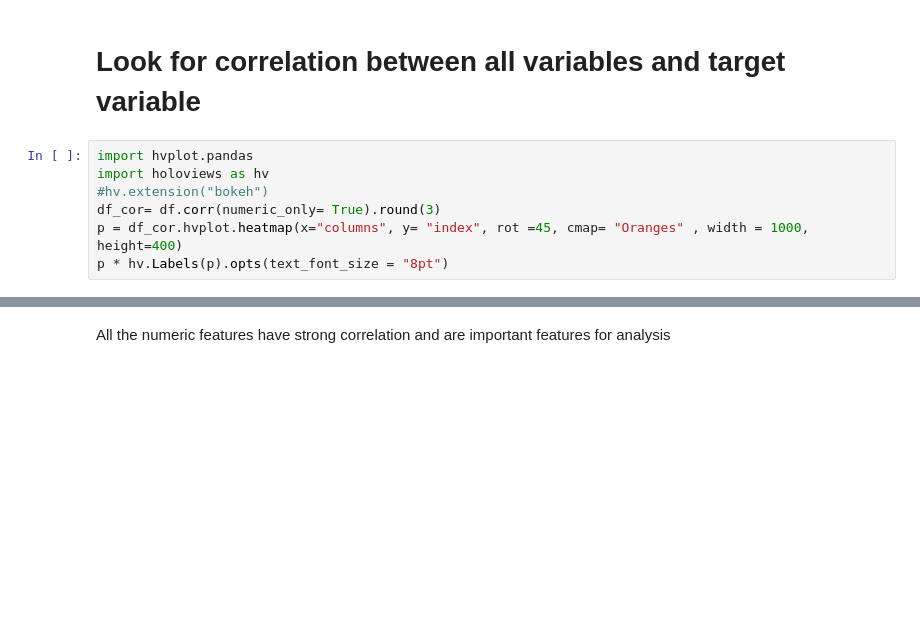
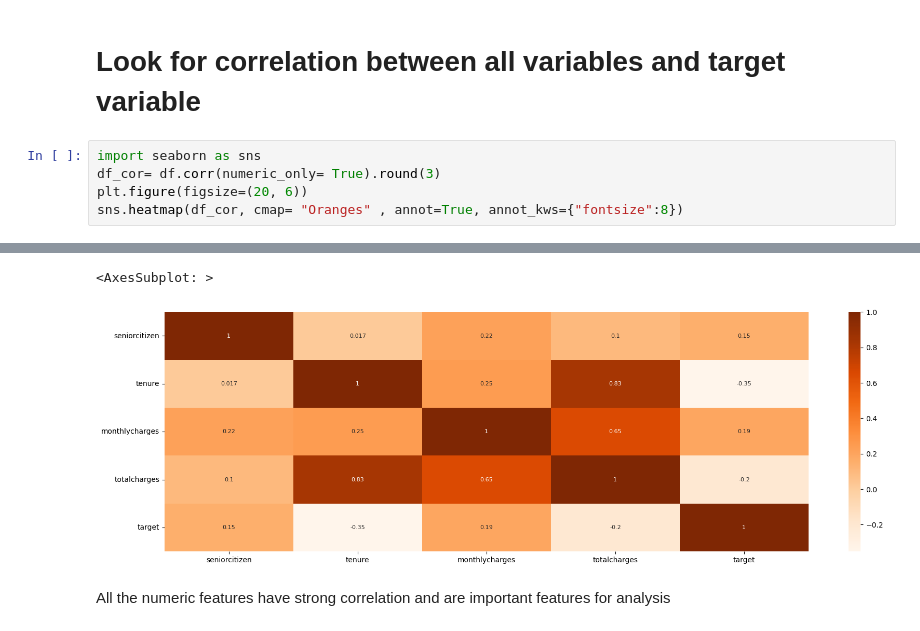
Before and after one commit to WaleedIdrees/python_code, a Jupyter notebook: classification/cus_churn.ipynb, the cells around one changed output, grey strips where cells are left out. Saved outputs shown, nothing was run; the diff lists cells and outputs as text; blank space fills up the shorter version.

```diff
--- a/classification/cus_churn.ipynb
+++ b/classification/cus_churn.ipynb
@@ -341,10 +341,8 @@ memory usage: 681.0+ KB
 # %% [markdown]
 # Look for correlation between all variables and target variable
 # %%
-import hvplot.pandas
-import holoviews as hv
-#hv.extension("bokeh")
+import seaborn as sns
 df_cor= df.corr(numeric_only= True).round(3)
-p = df_cor.hvplot.heatmap(x="columns", y= "index", rot =45, cmap= "Oranges" , width = 1000, height=400)
-p * hv.Labels(p).opts(text_font_size = "8pt")
+plt.figure(figsize=(20, 6))
+sns.heatmap(df_cor, cmap= "Oranges" , annot=True, annot_kws={"fontsize":8})
 # %% [output]
@@ -352,3 +349,5 @@ p * hv.Labels(p).opts(text_font_size = "8pt")
+<AxesSubplot: >
+[figure, added]
 # %% [markdown]
 All the numeric features have strong correlation and are important features for analysis
 # %% [markdown]
```
Also changed, not shown: parts of 12 cells of this notebook.
